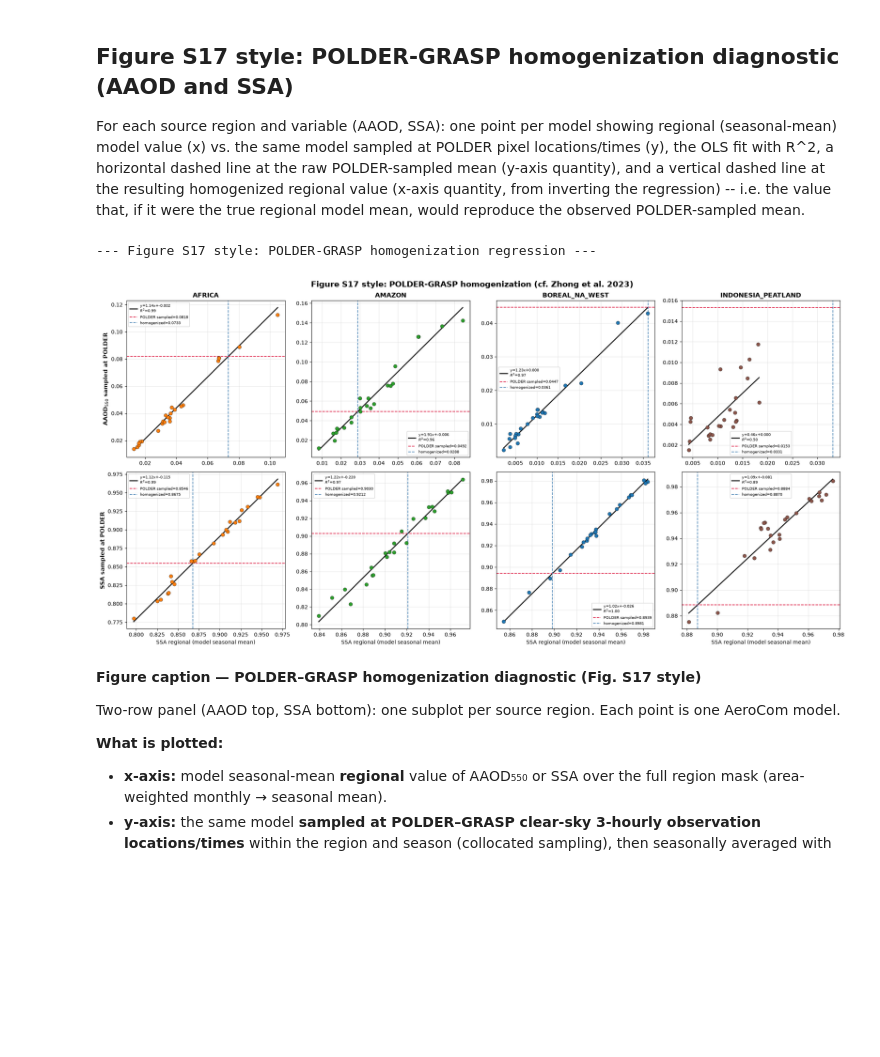
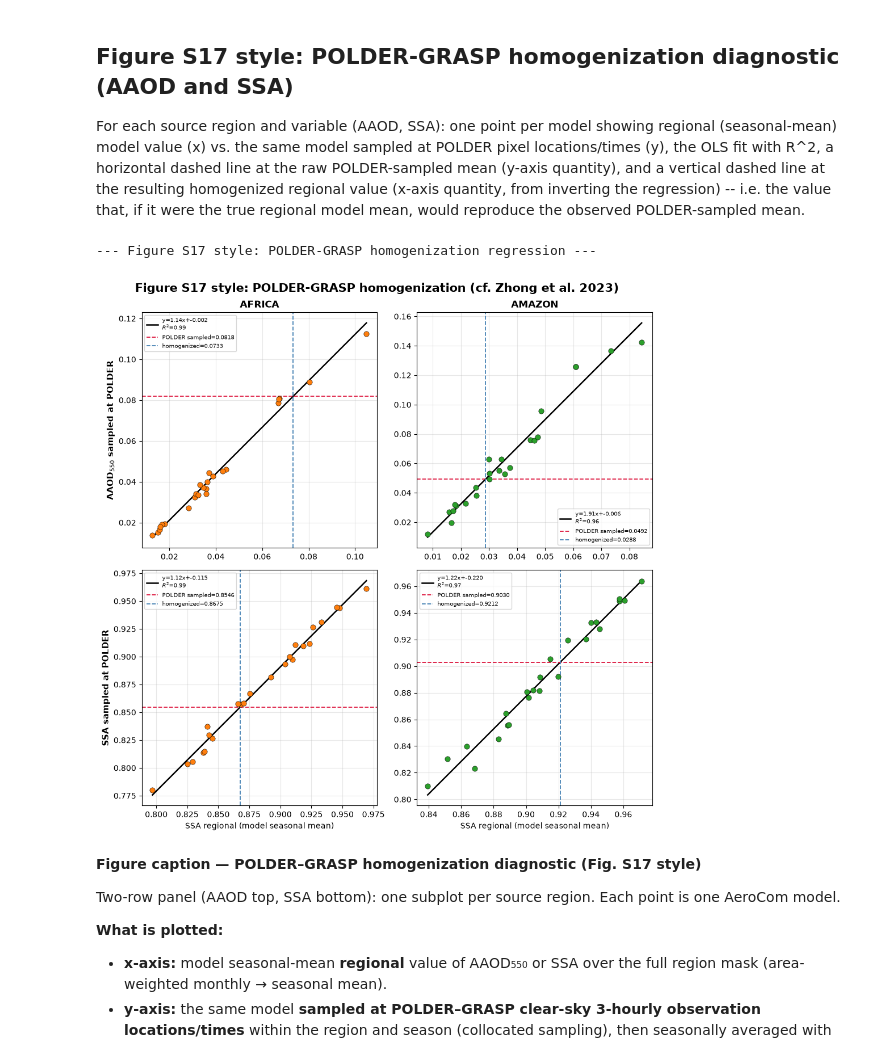
Before and after one commit to jessieaha/AeroCom_Error, a Jupyter notebook: notebooks/AAOD_error_attribution.ipynb, the cells around one changed output. Drawn from its saved outputs; the diff is of its cells as text; code cells hidden in the pictures; blank space fills up the shorter version.

```diff
--- a/notebooks/AAOD_error_attribution.ipynb
+++ b/notebooks/AAOD_error_attribution.ipynb
@@ -103,18 +103,26 @@ if any(v in DERIVED_VAR_AFTER_AGG for v in ('lifetime', 'lifetime_BC_OA')):
 # outliers are calculation artifacts, not evidence of genuinely long-lived
 # aerosol, so they are excluded here rather than allowed to dominate the
 # 1/tau regression and the AAOD error decomposition.
-POST_AGG_LIFETIME_MAX_DAYS = 30
+POST_AGG_LIFETIME_MAX_DAYS = 50
 POST_AGG_LIFETIME_MIN_DAYS = 0.3
 
 # Deposition-based lifetime option
 USE_DEPOSITION_FOR_LIFETIME = True
 
-SAVE_FIGURE = True
+SAVE_FIGURE = False
 FIGURE_DIR = project_root / 'figure'
 TABLE_DIR = project_root / 'tables'
 FIGURE_DIR.mkdir(parents=True, exist_ok=True)
 TABLE_DIR.mkdir(parents=True, exist_ok=True)
 USE_PICKLE = False
+
+# Shared regional seasonal cache (see py/build_regional_aggregates.py).
+# True  → skip NetCDF load / aggregate / POLDER / GPCP / homogenize;
+#         rebuild model_seasonal + obs from parquet.
+# False → full pipeline (optional SAVE_AGG_CACHE refreshes the parquet).
+USE_AGG_CACHE = True
+SAVE_AGG_CACHE = False
+AGG_PARQUET = TABLE_DIR / 'regional_seasonal_aggregates.parquet'
 
 #
 
@@ -206,7 +214,7 @@ INCLUDE_AMAZON_SOA = False  # always on for the main workflow; toggle only for d
 #     }
 # }
 # Source regions used for the main Fig. 3-style decomposition.
-SOURCE_REGIONS = ['africa', 'amazon','global']
+SOURCE_REGIONS = ['africa', 'amazon']
 OUTFLOW_REGION = 'outflow_af'
 OUTFLOW_SOURCE = 'africa'
 # Only these regions are masked/aggregated/used in the notebook.
@@ -241,6 +249,8 @@ print(f'  USE_DEPOSITION_FOR_LIFETIME = {USE_DEPOSITION_FOR_LIFETIME}  ',
 print(f'  EXCLUDE_MODELS      = {EXCLUDE_MODELS}')
 print(f'  ANALYSIS_REGIONS     = {ANALYSIS_REGIONS}')
 print(f'  DERIVED_VAR_AFTER_AGG= {DERIVED_VAR_AFTER_AGG}')
+print(f'  USE_AGG_CACHE         = {USE_AGG_CACHE}')
+print(f'  AGG_PARQUET           = {AGG_PARQUET}')
 print(f'  SAVE_FIGURE          = {SAVE_FIGURE}')
 print(f'  FIGURE_DIR           = {FIGURE_DIR}')
 print(f'  TABLE_DIR            = {TABLE_DIR}')
@@ -1110,7 +1432,7 @@ if _s17_any:
         for col, region in enumerate(SOURCE_REGIONS):
             ax = axes[row, col]
             d = details.get(region, {})
-            if d.get('skipped', True):
+            if d.get('skipped', True) or 'x' not in d:
                 ax.text(0.5, 0.5, 'no homogenization\n(insufficient data)',
                         ha='center', va='center', transform=ax.transAxes, fontsize=10, color='gray')
                 ax.set_xticks([]); ax.set_yticks([])
@@ -1124,34 +1446,34 @@ if _s17_any:
             color = REGION_COLORS.get(region, 'tab:blue')
             ax.scatter(x, y, s=45, color=color, edgecolors='black', linewidths=0.4, zorder=4)
             x_line = np.linspace(x.min(), x.max(), 50)
             ax.plot(x_line, a * x_line + b, '-', color='black', linewidth=1.8,
                     label=f'y={a:.2f}x+{b:.3f}\n$R^2$={r2:.2f}')
             ax.axhline(d['obs_sampled'], color='crimson', linestyle='--', linewidth=1.3,
                        label=f'POLDER sampled={d["obs_sampled"]:.4f}')
             ax.axvline(d['homogenized'], color='steelblue', linestyle='--', linewidth=1.3,
                        label=f'homogenized={d["homogenized"]:.4f}')
             ax.legend(fontsize=7, loc='best')
             ax.grid(alpha=0.3)
             if col == 0:
                 ax.set_ylabel(ylabel, fontsize=11, fontweight='bold')
             if row == len(_s17_panels) - 1:
                 ax.set_xlabel(f'{var_name} regional (model seasonal mean)', fontsize=10)
             if row == 0:
                 ax.set_title(region.upper(), fontweight='bold')
     plt.suptitle('Figure S17 style: POLDER-GRASP homogenization (cf. Zhong et al. 2023)',
                  fontsize=15, fontweight='bold')
     plt.tight_layout()
     fig_path = FIGURE_DIR / 'figure_s17_homogenization.png'
     if SAVE_FIGURE:
         plt.savefig(fig_path, dpi=300, bbox_inches='tight')
         print(f'Saved: {fig_path}')
         plt.close(fig)
 else:
     print('  Skipped: no region had a valid AAOD or SSA homogenization regression '
           '(POLDER_HOMOGENIZE / SSA_POLDER_HOMOGENIZE disabled or insufficient data).')
 # %% [output]
 --- Figure S17 style: POLDER-GRASP homogenization regression ---
-[figure, old version]
+[figure, new version]
 # %% [markdown]
 **Figure caption — POLDER–GRASP homogenization diagnostic (Fig. S17 style)**
 
```
Also changed, not shown: parts of 33 cells of this notebook, 46 other files.
